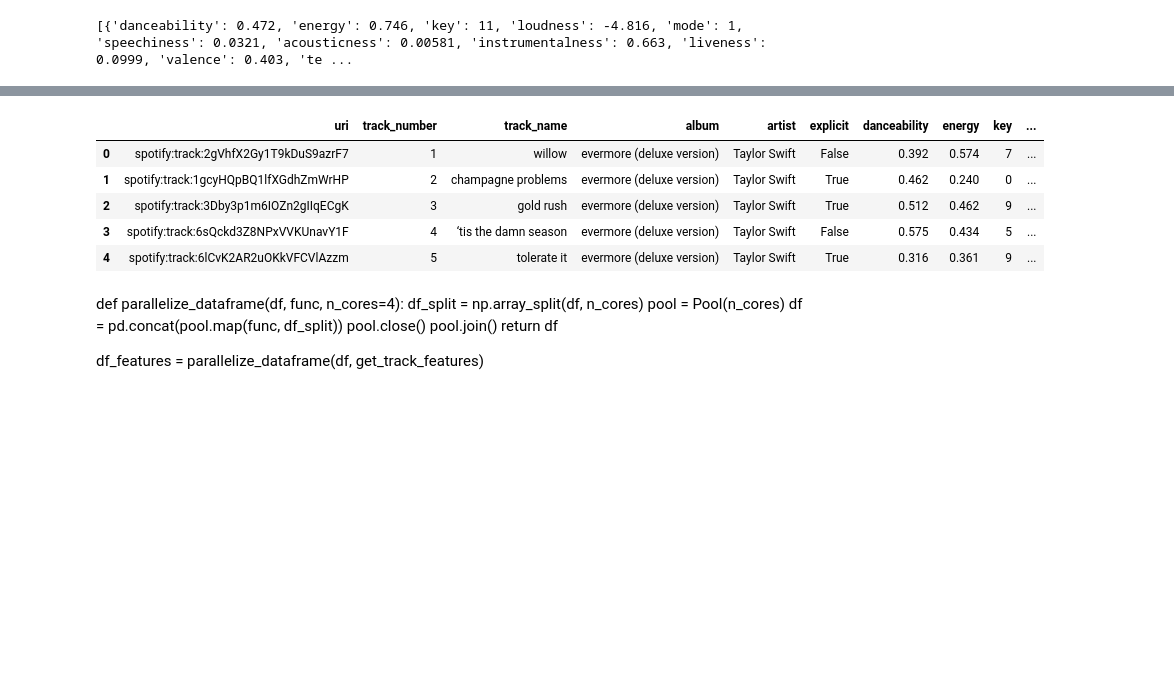
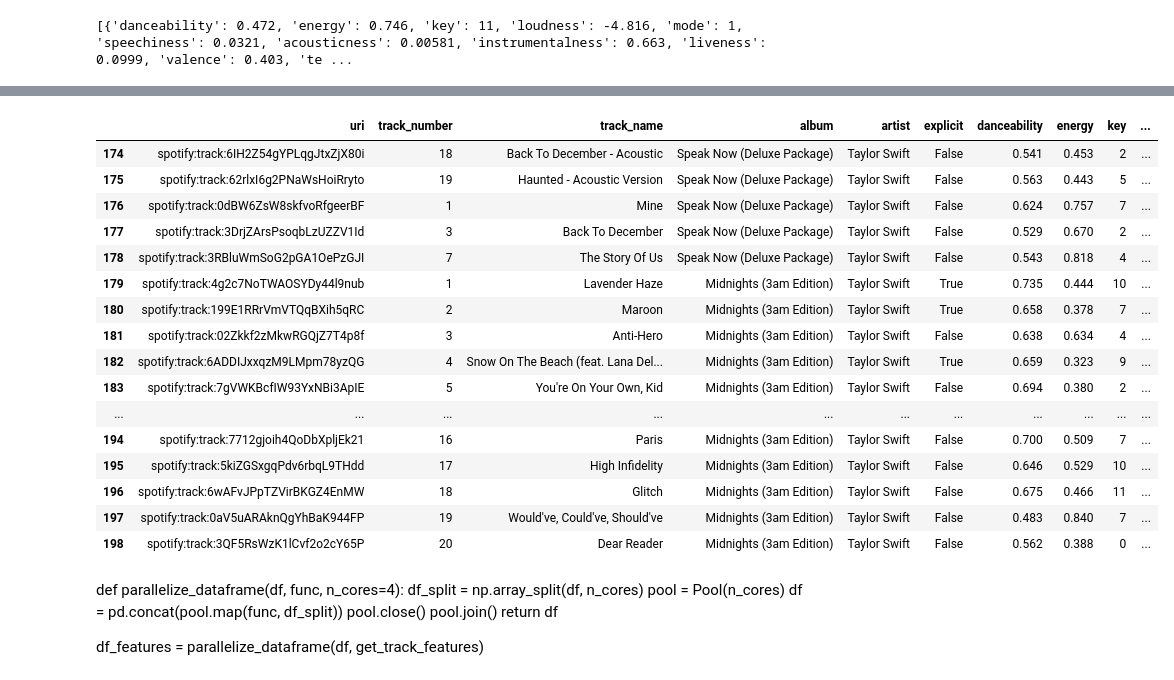
Before and after one commit to technocrat13/is-it-an-era-question-mark, a Jupyter notebook: era_analysis.ipynb, the cells around one changed output, grey strips where cells are left out. Saved outputs shown, nothing was run; the diff lists cells and outputs as text; code cells hidden in the pictures; blank space fills up the shorter version.

```diff
--- a/era_analysis.ipynb
+++ b/era_analysis.ipynb
@@ -156,16 +154,27 @@ The Story Of Us
 | 3 | spotify:track:6sQckd3Z8NPxVVKUnavY1F | 4 | ‘tis the damn season | evermore (deluxe version) | Taylor Swift | False | 0.575 | 0.434 | 5 | ... |
 | 4 | spotify:track:6lCvK2AR2uOKkVFCVlAzzm | 5 | tolerate it | evermore (deluxe version) | Taylor Swift | True | 0.316 | 0.361 | 9 | ... |
 # %%
-df = pd.read_csv('taylor_discography_features.csv')
+# df = pd.read_csv('taylor_discography_features.csv')
 
-df.head()
+df.tail(25)
 # %% [output]
 |  | uri | track_number | track_name | album | artist | explicit | danceability | energy | key | ... |
-| 0 | spotify:track:2gVhfX2Gy1T9kDuS9azrF7 | 1 | willow | evermore (deluxe version) | Taylor Swift | False | 0.392 | 0.574 | 7 | ... |
-| 1 | spotify:track:1gcyHQpBQ1lfXGdhZmWrHP | 2 | champagne problems | evermore (deluxe version) | Taylor Swift | True | 0.462 | 0.240 | 0 | ... |
-| 2 | spotify:track:3Dby3p1m6IOZn2gIIqECgK | 3 | gold rush | evermore (deluxe version) | Taylor Swift | True | 0.512 | 0.462 | 9 | ... |
-| 3 | spotify:track:6sQckd3Z8NPxVVKUnavY1F | 4 | ‘tis the damn season | evermore (deluxe version) | Taylor Swift | False | 0.575 | 0.434 | 5 | ... |
-| 4 | spotify:track:6lCvK2AR2uOKkVFCVlAzzm | 5 | tolerate it | evermore (deluxe version) | Taylor Swift | True | 0.316 | 0.361 | 9 | ... |
+| 174 | spotify:track:6IH2Z54gYPLqgJtxZjX80i | 18 | Back To December - Acoustic | Speak Now (Deluxe Package) | Taylor Swift | False | 0.541 | 0.453 | 2 | ... |
+| 175 | spotify:track:62rlxI6g2PNaWsHoiRryto | 19 | Haunted - Acoustic Version | Speak Now (Deluxe Package) | Taylor Swift | False | 0.563 | 0.443 | 5 | ... |
+| 176 | spotify:track:0dBW6ZsW8skfvoRfgeerBF | 1 | Mine | Speak Now (Deluxe Package) | Taylor Swift | False | 0.624 | 0.757 | 7 | ... |
+| 177 | spotify:track:3DrjZArsPsoqbLzUZZV1Id | 3 | Back To December | Speak Now (Deluxe Package) | Taylor Swift | False | 0.529 | 0.670 | 2 | ... |
+| 178 | spotify:track:3RBluWmSoG2pGA1OePzGJI | 7 | The Story Of Us | Speak Now (Deluxe Package) | Taylor Swift | False | 0.543 | 0.818 | 4 | ... |
+| 179 | spotify:track:4g2c7NoTWAOSYDy44l9nub | 1 | Lavender Haze | Midnights (3am Edition) | Taylor Swift | True | 0.735 | 0.444 | 10 | ... |
+| 180 | spotify:track:199E1RRrVmVTQqBXih5qRC | 2 | Maroon | Midnights (3am Edition) | Taylor Swift | True | 0.658 | 0.378 | 7 | ... |
+| 181 | spotify:track:02Zkkf2zMkwRGQjZ7T4p8f | 3 | Anti-Hero | Midnights (3am Edition) | Taylor Swift | False | 0.638 | 0.634 | 4 | ... |
+| 182 | spotify:track:6ADDIJxxqzM9LMpm78yzQG | 4 | Snow On The Beach (feat. Lana Del... | Midnights (3am Edition) | Taylor Swift | True | 0.659 | 0.323 | 9 | ... |
+| 183 | spotify:track:7gVWKBcfIW93YxNBi3ApIE | 5 | You're On Your Own, Kid | Midnights (3am Edition) | Taylor Swift | False | 0.694 | 0.380 | 2 | ... |
+| ... | ... | ... | ... | ... | ... | ... | ... | ... | ... | ... |
+| 194 | spotify:track:7712gjoih4QoDbXpljEk21 | 16 | Paris | Midnights (3am Edition) | Taylor Swift | False | 0.700 | 0.509 | 7 | ... |
+| 195 | spotify:track:5kiZGSxgqPdv6rbqL9THdd | 17 | High Infidelity | Midnights (3am Edition) | Taylor Swift | False | 0.646 | 0.529 | 10 | ... |
+| 196 | spotify:track:6wAFvJPpTZVirBKGZ4EnMW | 18 | Glitch | Midnights (3am Edition) | Taylor Swift | False | 0.675 | 0.466 | 11 | ... |
+| 197 | spotify:track:0aV5uARAknQgYhBaK944FP | 19 | Would've, Could've, Should've | Midnights (3am Edition) | Taylor Swift | False | 0.483 | 0.840 | 7 | ... |
+| 198 | spotify:track:3QF5RsWzK1lCvf2o2cY65P | 20 | Dear Reader | Midnights (3am Edition) | Taylor Swift | False | 0.562 | 0.388 | 0 | ... |
 # %% [markdown]
 def parallelize_dataframe(df, func, n_cores=4):
     df_split = np.array_split(df, n_cores)
```
Also changed, not shown: parts of 39 cells of this notebook, 17 other files.
